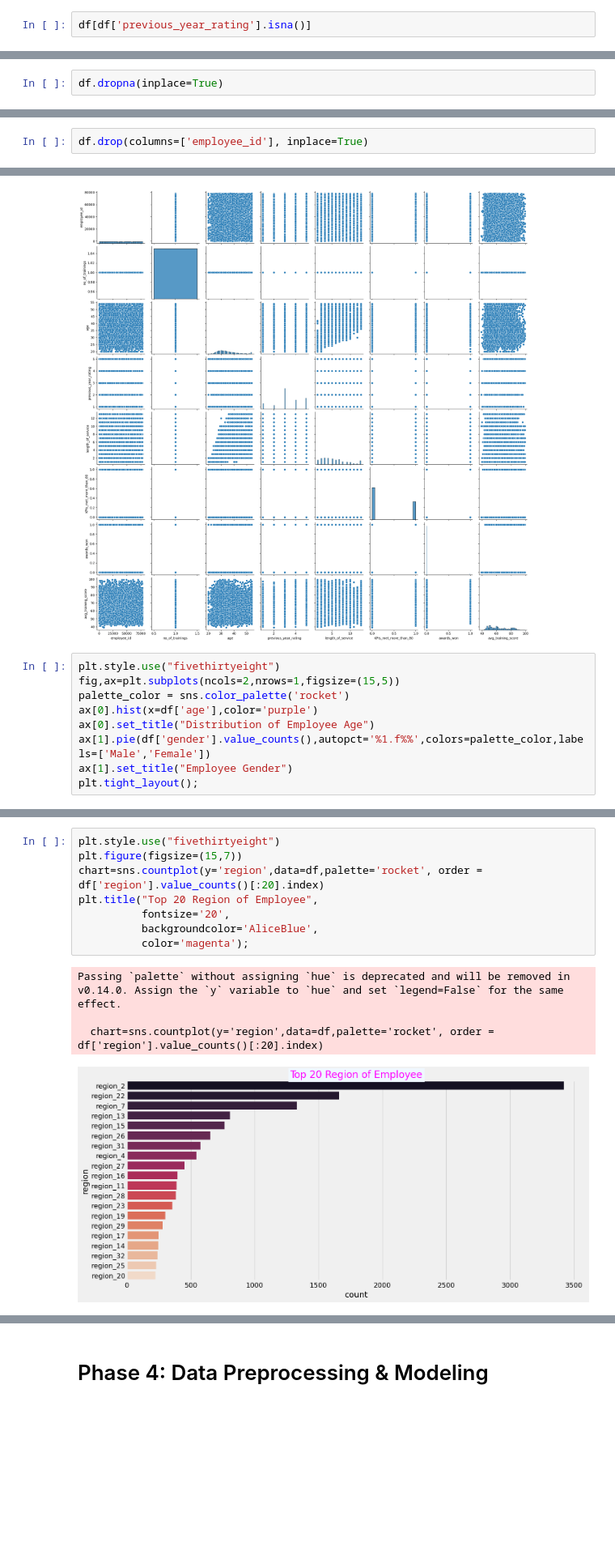
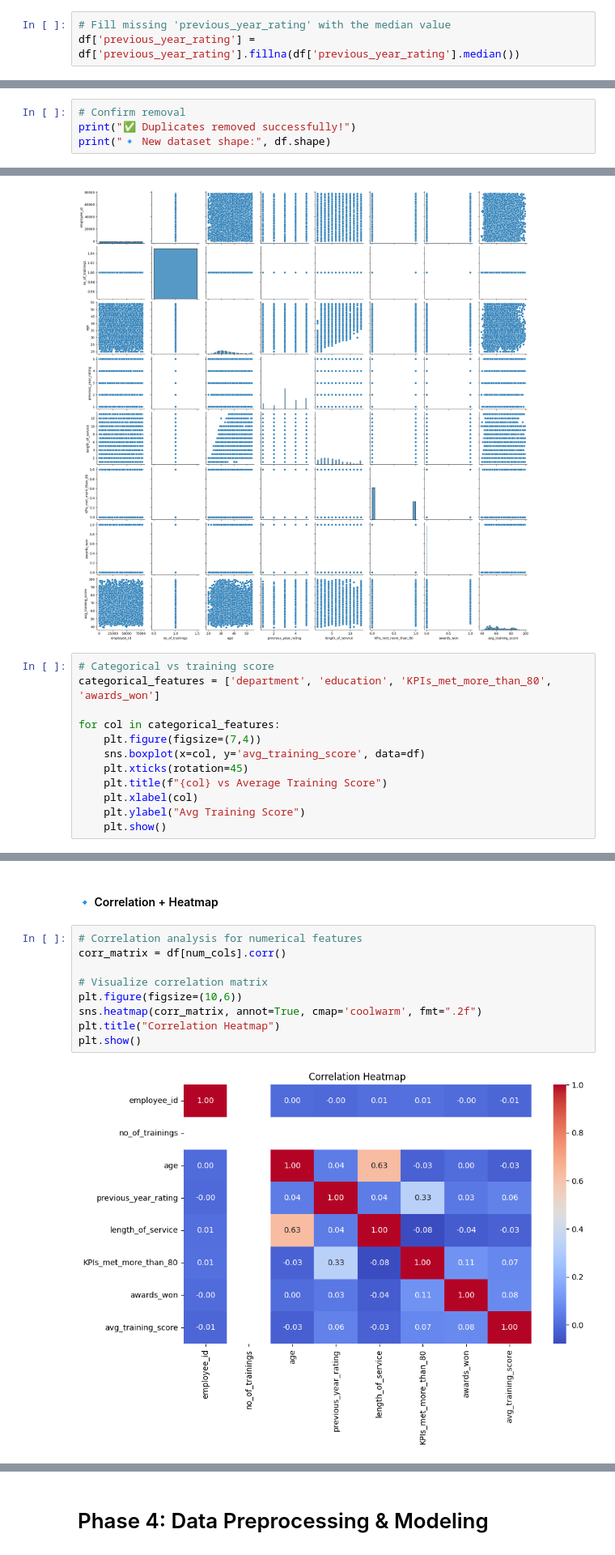
Before and after one commit to Melissiasamir/Employee-Segmentation-Clustering, a Jupyter notebook: Notebooks/notebook.ipynb, the cells around one changed output, grey strips where cells are left out. Shown at 81% size. Saved outputs shown, nothing was run; the diff lists cells and outputs as text; blank space fills up the shorter version.

```diff
--- a/Notebooks/notebook.ipynb
+++ b/Notebooks/notebook.ipynb
@@ -224,2 +192,3 @@ df[df['education'].isna()]
 # %%
-df[df['previous_year_rating'].isna()]
+# Fill missing 'previous_year_rating' with the median value
+df['previous_year_rating'] = df['previous_year_rating'].fillna(df['previous_year_rating'].median())
@@ -240,5 +195,3 @@ df[df['previous_year_rating'].isna()]
-# %%
-df.dropna(inplace=True)
 # %%
 # Verify that missing values are handled
 print("✅ Missing values after filling:")
@@ -284,4 +225,6 @@ duplicate
 # %%
 df.drop_duplicates(inplace=True)
 # %%
-df.drop(columns=['employee_id'], inplace=True)
+# Confirm removal
+print("✅ Duplicates removed successfully!")
+print("🔹 New dataset shape:", df.shape)
@@ -377,12 +314,15 @@ plt.show()
 # %% [output]
 [figure]
 # %%
-plt.style.use("fivethirtyeight")
-fig,ax=plt.subplots(ncols=2,nrows=1,figsize=(15,5))
-palette_color = sns.color_palette('rocket')
-ax[0].hist(x=df['age'],color='purple')
-ax[0].set_title("Distribution of Employee Age")
-ax[1].pie(df['gender'].value_counts(),autopct='%1.f%%',colors=palette_color,labels=['Male','Female'])
-ax[1].set_title("Employee Gender")
-plt.tight_layout();
+# Categorical vs training score
+categorical_features = ['department', 'education', 'KPIs_met_more_than_80', 'awards_won']
+
+for col in categorical_features:
+    plt.figure(figsize=(7,4))
+    sns.boxplot(x=col, y='avg_training_score', data=df)
+    plt.xticks(rotation=45)
+    plt.title(f"{col} vs Average Training Score")
+    plt.xlabel(col)
+    plt.ylabel("Avg Training Score")
+    plt.show()
 # %% [output]
@@ -390,13 +333,13 @@ plt.tight_layout();
+# %% [markdown]
+#### 🔹 Correlation + Heatmap
 # %%
-plt.style.use("fivethirtyeight")
-plt.figure(figsize=(15,7))
-chart=sns.countplot(y='region',data=df,palette='rocket', order = df['region'].value_counts()[:20].index)
-plt.title("Top 20 Region of Employee",
-          fontsize='20',
-          backgroundcolor='AliceBlue',
-          color='magenta');
+# Correlation analysis for numerical features
+corr_matrix = df[num_cols].corr()
+
+# Visualize correlation matrix
+plt.figure(figsize=(10,6))
+sns.heatmap(corr_matrix, annot=True, cmap='coolwarm', fmt=".2f")
+plt.title("Correlation Heatmap")
+plt.show()
 # %% [output]
-Passing `palette` without assigning `hue` is deprecated and will be removed in v0.14.0. Assign the `y` variable to `hue` and set `legend=False` for the same effect.
-
-  chart=sns.countplot(y='region',data=df,palette='rocket', order = df['region'].value_counts()[:20].index)
-[figure, old version]
+[figure, new version]
```
Also changed, not shown: parts of 72 cells of this notebook, 1 other file.
